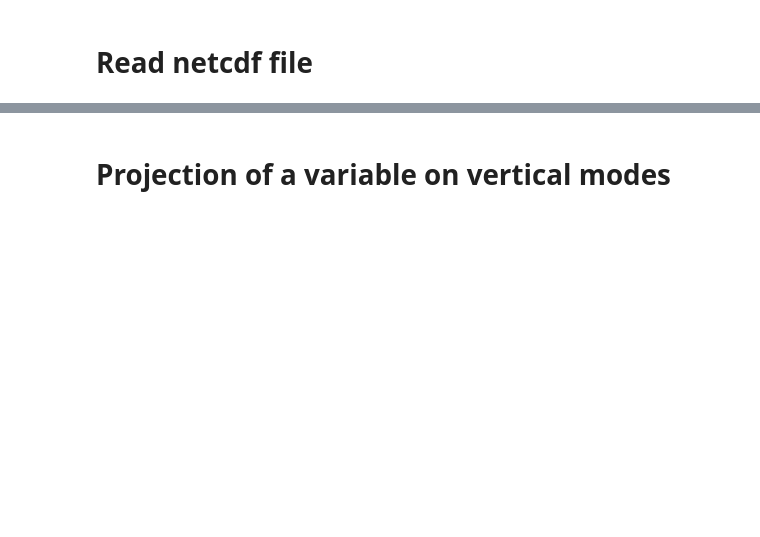
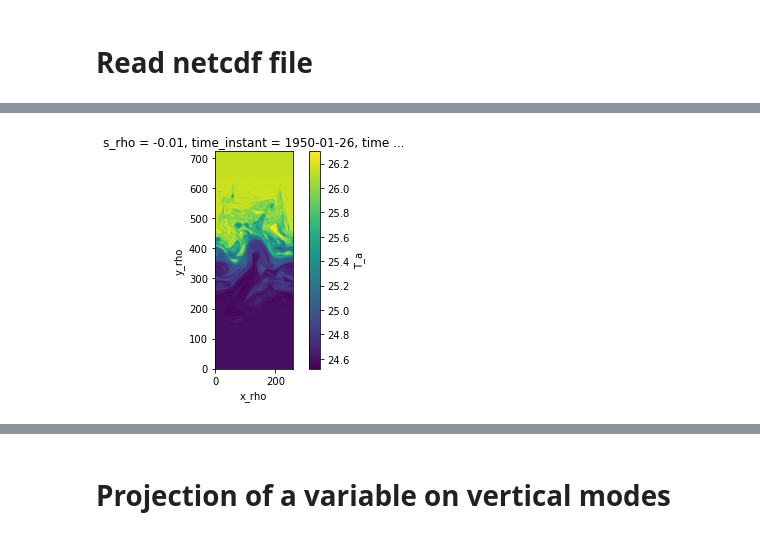
Before and after one commit to slgentil/croco, a Jupyter notebook: tutorials/proj_modes.ipynb, the cells around one changed output, grey strips where cells are left out. Saved outputs shown, nothing was run; the diff lists cells and outputs as text; code cells hidden in the pictures; blank space fills up the shorter version.

```diff
--- a/tutorials/proj_modes.ipynb
+++ b/tutorials/proj_modes.ipynb
@@ -50,0 +69,5 @@ Interpolate vertically stratification T(x,y,z,t)  on zmean -> T(x,y,$\bar{z}$,t)
+# %%
+p = r['his'].T_a.isel(time=0,s_rho=-1).plot()
+p.axes.set_aspect('equal')
+# %% [output]
+[figure, added]
```
Also changed, not shown: parts of 23 cells of this notebook, 2 other files.
